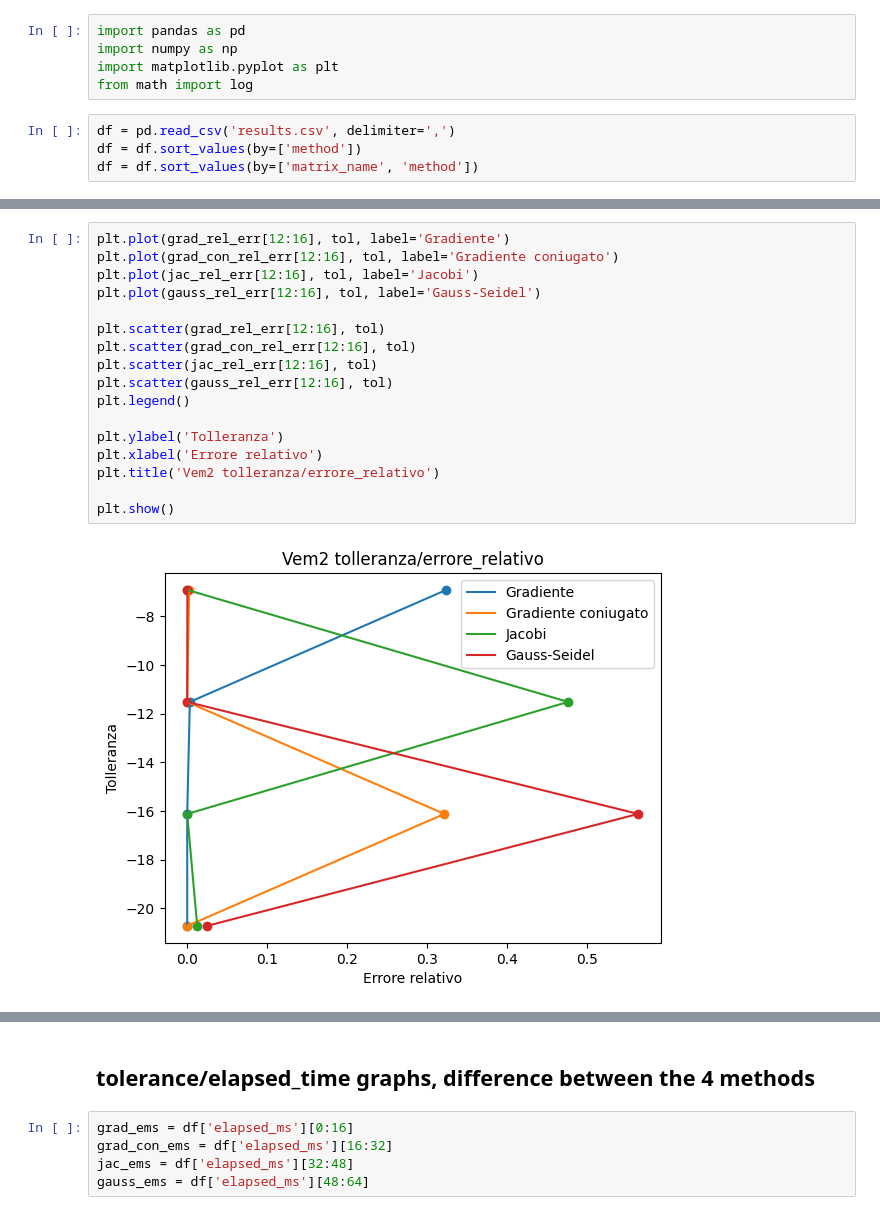
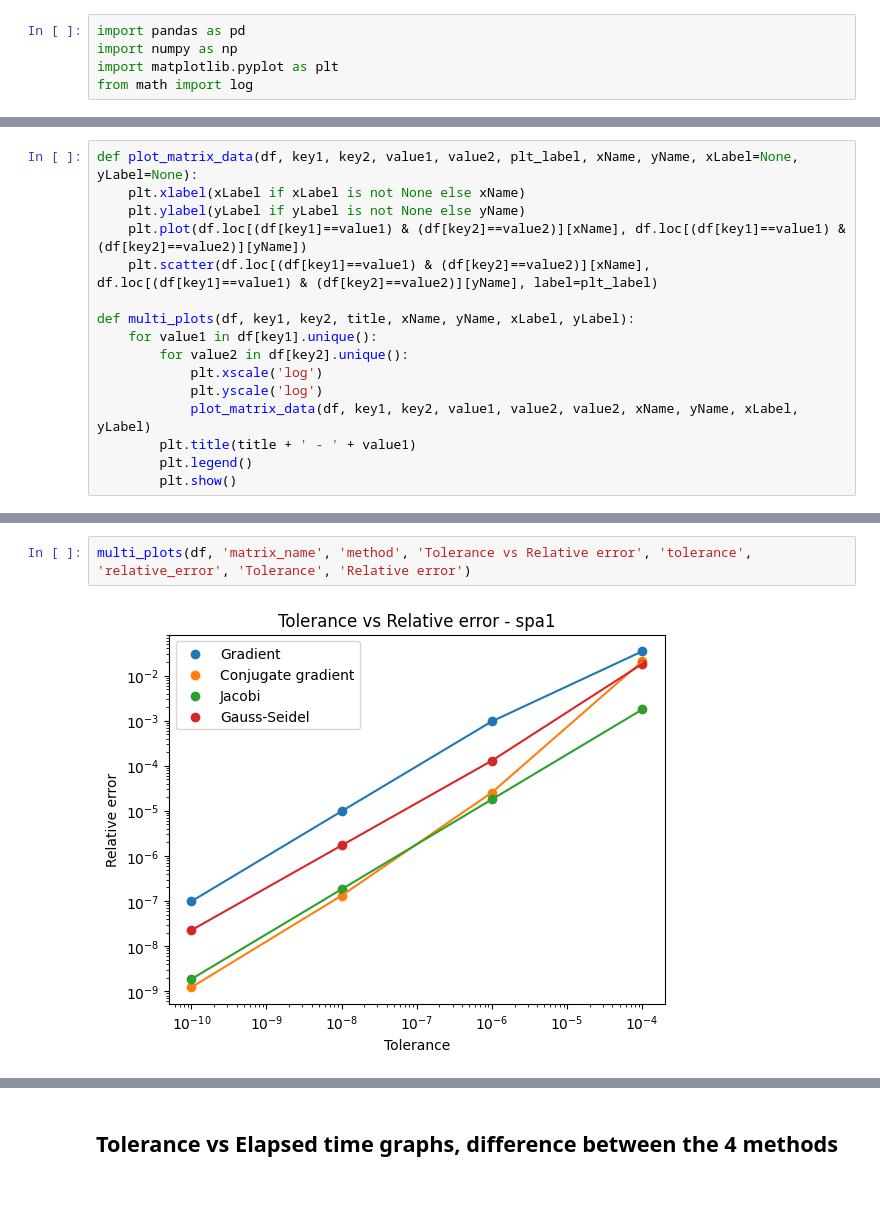
Before and after one commit to gabrielecanesi/iterative-solver, a Jupyter notebook: scripts/Graphs.ipynb, the cells around one changed output, grey strips where cells are left out. Drawn from its saved outputs; the diff is of its cells as text.

Commit message:
Updated charts

```diff
--- a/scripts/Graphs.ipynb
+++ b/scripts/Graphs.ipynb
@@ -5,7 +5,3 @@ import pandas as pd
 import numpy as np
 import matplotlib.pyplot as plt
 from math import log
-# %%
-df = pd.read_csv('results.csv', delimiter=',')
-df = df.sort_values(by=['method'])
-df = df.sort_values(by=['matrix_name', 'method'])
@@ -19 +8,17 @@ gauss_rel_err = df['relative_error'][48:64]
+# %%
+def plot_matrix_data(df, key1, key2, value1, value2, plt_label, xName, yName, xLabel=None, yLabel=None):
+    plt.xlabel(xLabel if xLabel is not None else xName)
+    plt.ylabel(yLabel if yLabel is not None else yName)
+    plt.plot(df.loc[(df[key1]==value1) & (df[key2]==value2)][xName], df.loc[(df[key1]==value1) & (df[key2]==value2)][yName])
+    plt.scatter(df.loc[(df[key1]==value1) & (df[key2]==value2)][xName], df.loc[(df[key1]==value1) & (df[key2]==value2)][yName], label=plt_label)
+
+def multi_plots(df, key1, key2, title, xName, yName, xLabel, yLabel):
+    for value1 in df[key1].unique():
+        for value2 in df[key2].unique():
+            plt.xscale('log')
+            plt.yscale('log')
+            plot_matrix_data(df, key1, key2, value1, value2, value2, xName, yName, xLabel, yLabel)
+        plt.title(title + ' - ' + value1)
+        plt.legend()
+        plt.show()
 # %% [markdown]
@@ -80,19 +26,4 @@ plt.show()
-# %%
-plt.plot(grad_rel_err[12:16], tol, label='Gradiente')
-plt.plot(grad_con_rel_err[12:16], tol, label='Gradiente coniugato')
-plt.plot(jac_rel_err[12:16], tol, label='Jacobi')
-plt.plot(gauss_rel_err[12:16], tol, label='Gauss-Seidel')
-
-plt.scatter(grad_rel_err[12:16], tol)
-plt.scatter(grad_con_rel_err[12:16], tol)
-plt.scatter(jac_rel_err[12:16], tol)
-plt.scatter(gauss_rel_err[12:16], tol)
-plt.legend()
-
-plt.ylabel('Tolleranza')
-plt.xlabel('Errore relativo')
-plt.title('Vem2 tolleranza/errore_relativo')
-
-plt.show()
-# %% [output]
-[figure, removed]
+# %%
+multi_plots(df, 'matrix_name', 'method', 'Tolerance vs Relative error', 'tolerance', 'relative_error', 'Tolerance', 'Relative error')
+# %% [output]
+[figure, added]
@@ -99,7 +33,2 @@ plt.show()
 # %% [markdown]
-## tolerance/elapsed_time graphs, difference between the 4 methods
+## Tolerance vs Elapsed time graphs, difference between the 4 methods
-# %%
-grad_ems = df['elapsed_ms'][0:16]
-grad_con_ems = df['elapsed_ms'][16:32]
-jac_ems = df['elapsed_ms'][32:48]
-gauss_ems = df['elapsed_ms'][48:64]
```
Also changed, not shown: parts of 23 cells of this notebook.
